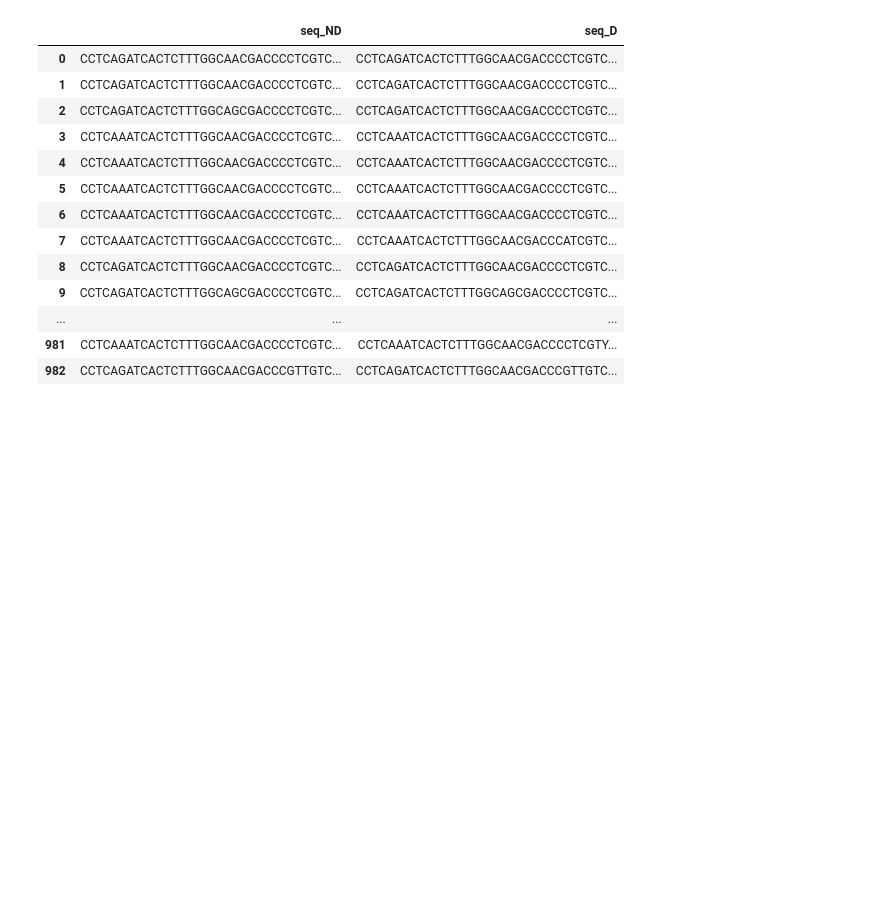
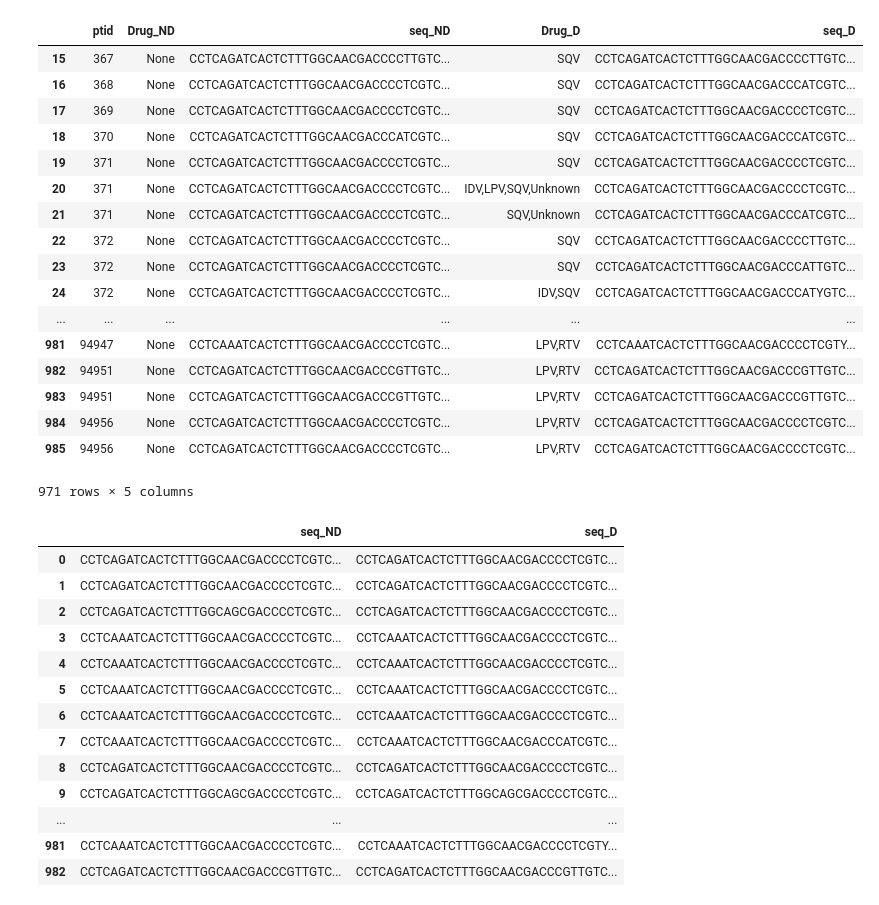
Before and after one commit to tramanh06/HIV-DNA-neural-network, a Jupyter notebook: Protease.ipynb, the cells around one changed output. Saved outputs shown, nothing was run; the diff lists cells and outputs as text; code cells hidden in the pictures; blank space fills up the shorter version.

```diff
--- a/Protease.ipynb
+++ b/Protease.ipynb
@@ -22,6 +22,26 @@ for line in f:
                 drug_lst.append([ptid, drug, seq])
 # %%
 # sorted_ptid = sorted(arr, key=lambda x: int(x[0]))
+merged[15:]
+# %% [output]
+|  | ptid | Drug_ND | seq_ND | Drug_D | seq_D |
+| 15 | 367 | None | CCTCAGATCACTCTTTGGCAACGACCCCTTGTC... | SQV | CCTCAGATCACTCTTTGGCAACGACCCCTTGTC... |
+| 16 | 368 | None | CCTCAGATCACTCTTTGGCAACGACCCCTCGTC... | SQV | CCTCAGATCACTCTTTGGCAACGACCCATCGTC... |
+| 17 | 369 | None | CCTCAGATCACTCTTTGGCAACGACCCCTCGTC... | SQV | CCTCAGATCACTCTTTGGCAACGACCCCTCGTC... |
+| 18 | 370 | None | CCTCAGATCACTCTTTGGCAACGACCCATCGTC... | SQV | CCTCAGATCACTCTTTGGCAACGACCCATCGTC... |
+| 19 | 371 | None | CCTCAGATCACTCTTTGGCAACGACCCCTCGTC... | SQV | CCTCAGATCACTCTTTGGCAACGACCCCTCGTC... |
+| 20 | 371 | None | CCTCAGATCACTCTTTGGCAACGACCCCTCGTC... | IDV,LPV,SQV,Unknown | CCTCAGATCACTCTTTGGCAACGACCCCTCGTC... |
+| 21 | 371 | None | CCTCAGATCACTCTTTGGCAACGACCCCTCGTC... | SQV,Unknown | CCTCAGATCACTCTTTGGCAACGACCCATCGTC... |
+| 22 | 372 | None | CCTCAGATCACTCTTTGGCAACGACCCCTCGTC... | SQV | CCTCAGATCACTCTTTGGCAACGACCCCTTGTC... |
+| 23 | 372 | None | CCTCAGATCACTCTTTGGCAACGACCCCTCGTC... | SQV | CCTCAGATCACTCTTTGGCAACGACCCATTGTC... |
+| 24 | 372 | None | CCTCAGATCACTCTTTGGCAACGACCCCTCGTC... | IDV,SQV | CCTCAGATCACTCTTTGGCAACGACCCATYGTC... |
+| ... | ... | ... | ... | ... | ... |
+| 981 | 94947 | None | CCTCAAATCACTCTTTGGCAACGACCCCTCGTC... | LPV,RTV | CCTCAAATCACTCTTTGGCAACGACCCCTCGTY... |
+| 982 | 94951 | None | CCTCAGATCACTCTTTGGCAACGACCCGTTGTC... | LPV,RTV | CCTCAGATCACTCTTTGGCAACGACCCGTTGTC... |
+| 983 | 94951 | None | CCTCAGATCACTCTTTGGCAACGACCCGTTGTC... | LPV,RTV | CCTCAGATCACTCTTTGGCAACGACCCGTTGTC... |
+| 984 | 94956 | None | CCTCAGATCACTCTTTGGCAACGACCCCTCGTC... | LPV,RTV | CCTCAGATCACTCTTTGGCAACGACCCCTCGTC... |
+| 985 | 94956 | None | CCTCAGATCACTCTTTGGCAACGACCCCTCGTC... | LPV,RTV | CCTCAGATCACTCTTTGGCAACGACCCCTCGTC... |
+971 rows × 5 columns
 # %%
 no_drug_df = pd.DataFrame(no_drug_lst, columns=['ptid', 'Drug', 'seq'])
 drug_df = pd.DataFrame(drug_lst, columns=['ptid', 'Drug', 'seq'])
```
Also changed, not shown: parts of 3 cells of this notebook, 5 other files.
